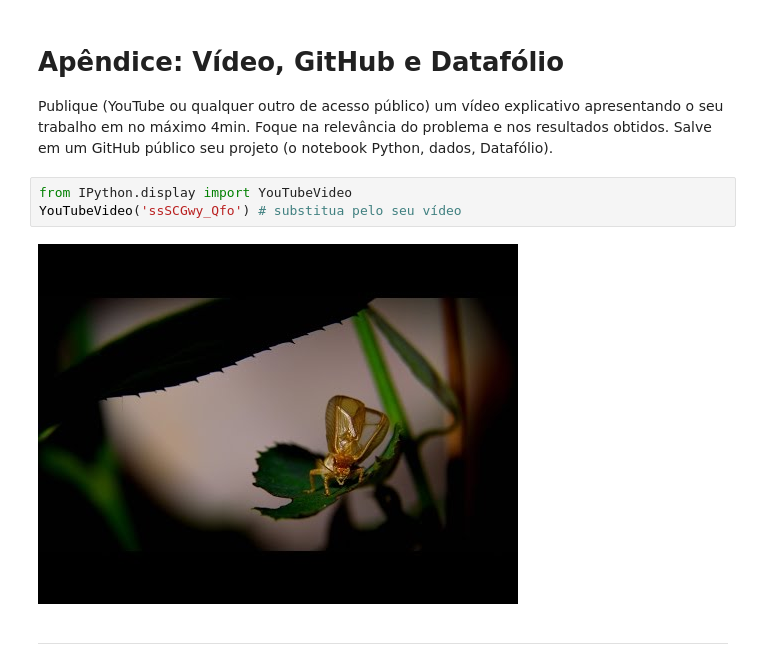
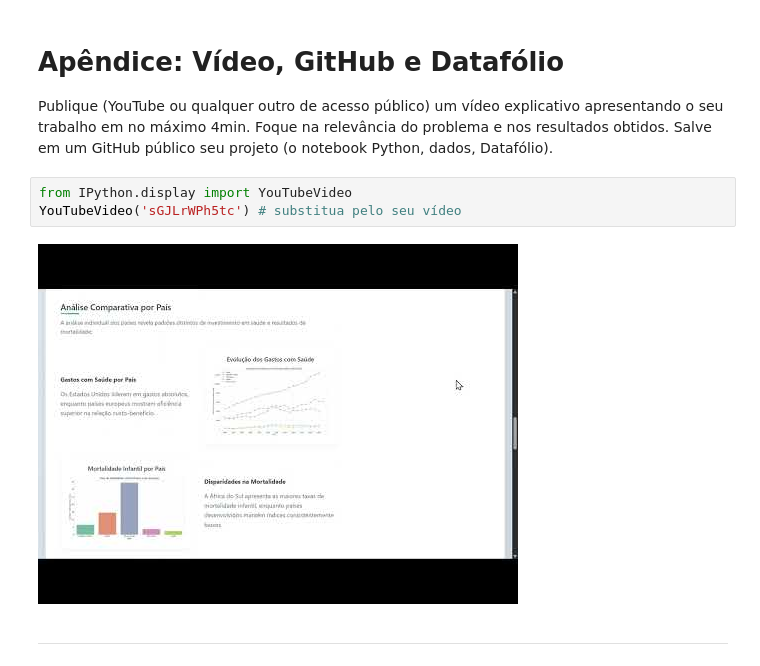
Before and after one commit to edu510/IMT_CD_PROJETO_S1_RelacaoSaudeEconomia, a Jupyter notebook: IMT_Projeto_Template_S1_Relação_entre_Saúde_e_Economia_OFICIAL.ipynb, the cells around one changed output. Drawn from its saved outputs; the diff is of its cells as text.

```diff
--- a/IMT_Projeto_Template_S1_Relação_entre_Saúde_e_Economia_OFICIAL.ipynb
+++ b/IMT_Projeto_Template_S1_Relação_entre_Saúde_e_Economia_OFICIAL.ipynb
@@ -1043,9 +1043,9 @@ Em ambos os casos, verificou-se que países de “PIB alto” ou com “gastos e
 Publique (YouTube ou qualquer outro de acesso público) um vídeo explicativo apresentando o seu trabalho em no máximo 4min. Foque na relevância do problema e nos resultados obtidos. Salve em um GitHub público seu projeto (o notebook Python, dados, Datafólio).
 # %%
 from IPython.display import YouTubeVideo
-YouTubeVideo('ssSCGwy_Qfo') # substitua pelo seu vídeo
+YouTubeVideo('sGJLrWPh5tc') # substitua pelo seu vídeo
 # %% [output]
-[figure, old version]
+[figure, new version]
 # %% [markdown]
 ---
 # %%
```
